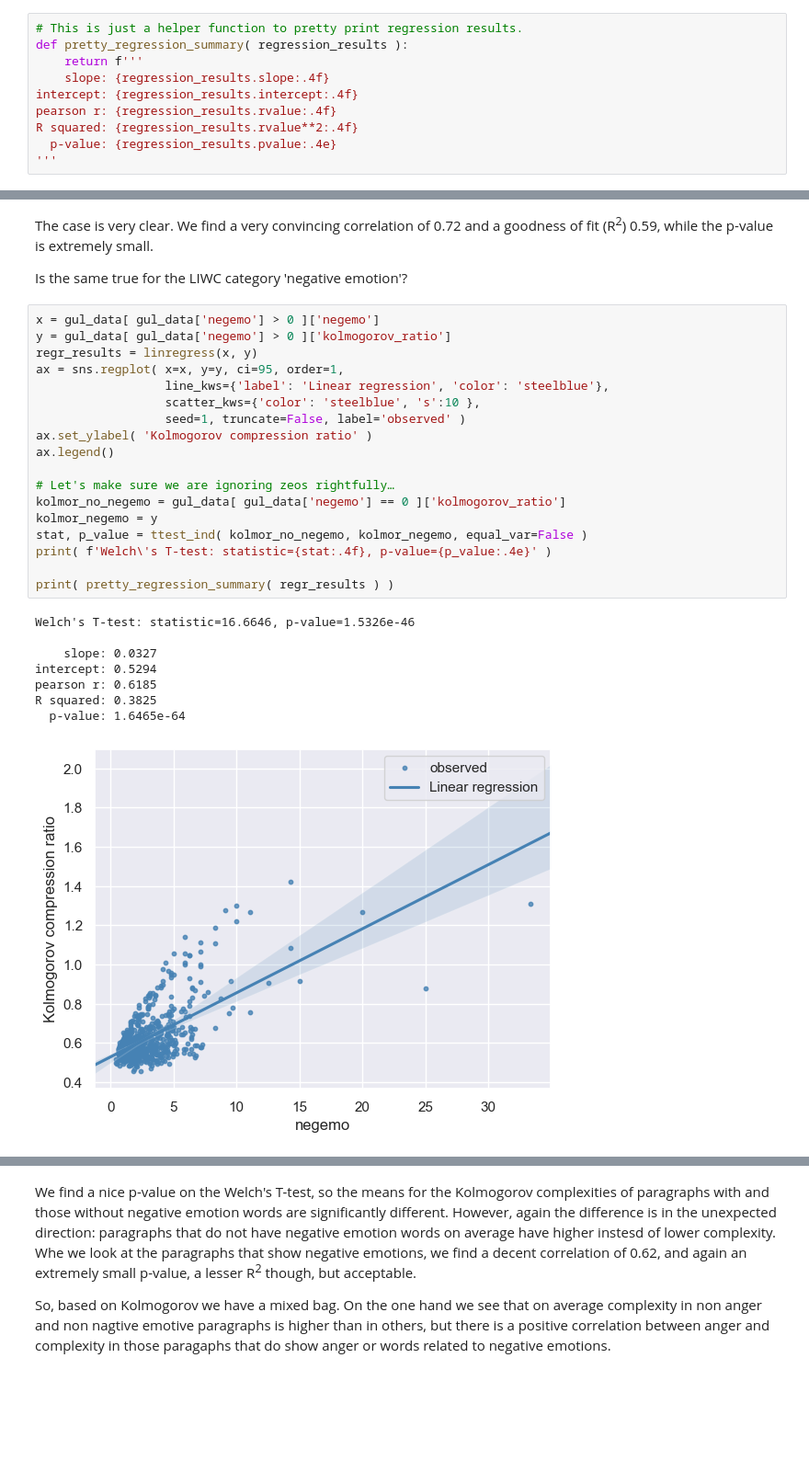
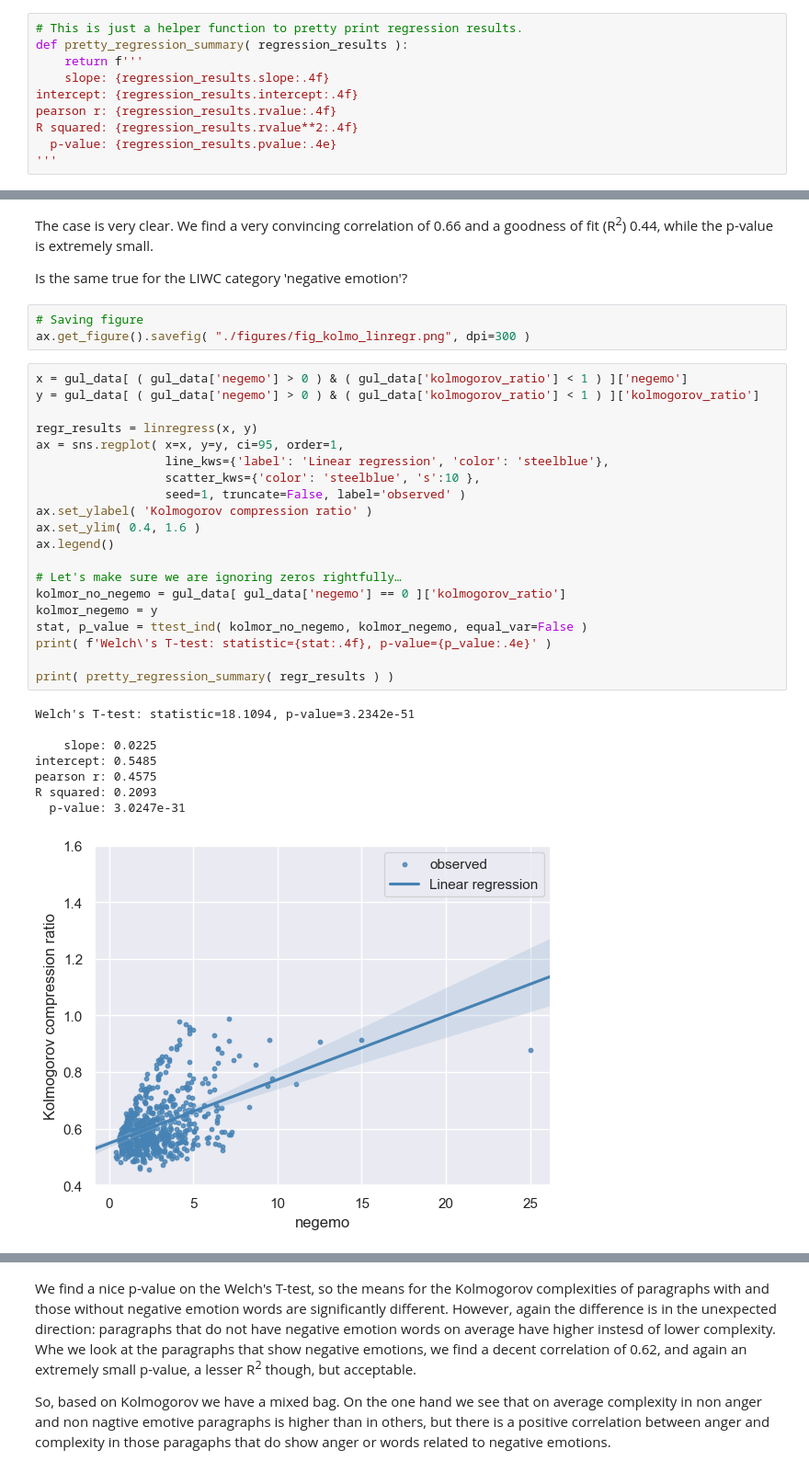
Before and after one commit to jorisvanzundert/Gul_Complexity, a Jupyter notebook: Lale_Gul-Ik_ga_leven-analysis.ipynb, the cells around one changed output, grey strips where cells are left out. Shown: that part at 92% size. Drawn from its saved outputs; the diff is of its cells as text; blank space fills up the shorter version.

```diff
--- a/Lale_Gul-Ik_ga_leven-analysis.ipynb
+++ b/Lale_Gul-Ik_ga_leven-analysis.ipynb
@@ -118,31 +120,36 @@ R squared: 0.5902
 # %% [markdown]
-The case is very clear. We find a very convincing correlation of 0.72 and a goodness of fit (R<sup>2</sup>) 0.59, while the p-value is extremely small.
+The case is very clear. We find a very convincing correlation of 0.66 and a goodness of fit (R<sup>2</sup>) 0.44, while the p-value is extremely small.
 
 Is the same true for the LIWC category 'negative emotion'?
+# %%
+# Saving figure
+ax.get_figure().savefig( "./figures/fig_kolmo_linregr.png", dpi=300 )
 # %%
-x = gul_data[ gul_data['negemo'] > 0 ]['negemo']
-y = gul_data[ gul_data['negemo'] > 0 ]['kolmogorov_ratio']
+x = gul_data[ ( gul_data['negemo'] > 0 ) & ( gul_data['kolmogorov_ratio'] < 1 ) ]['negemo']
+y = gul_data[ ( gul_data['negemo'] > 0 ) & ( gul_data['kolmogorov_ratio'] < 1 ) ]['kolmogorov_ratio']
+
 regr_results = linregress(x, y)
 ax = sns.regplot( x=x, y=y, ci=95, order=1,
                   line_kws={'label': 'Linear regression', 'color': 'steelblue'},
                   scatter_kws={'color': 'steelblue', 's':10 },
                   seed=1, truncate=False, label='observed' )
 ax.set_ylabel( 'Kolmogorov compression ratio' )
+ax.set_ylim( 0.4, 1.6 )
 ax.legend()
 
-# Let's make sure we are ignoring zeos rightfully…
+# Let's make sure we are ignoring zeros rightfully…
 kolmor_no_negemo = gul_data[ gul_data['negemo'] == 0 ]['kolmogorov_ratio']
 kolmor_negemo = y
 stat, p_value = ttest_ind( kolmor_no_negemo, kolmor_negemo, equal_var=False )
 print( f'Welch\'s T-test: statistic={stat:.4f}, p-value={p_value:.4e}' )
 
 print( pretty_regression_summary( regr_results ) )
 # %% [output]
-Welch's T-test: statistic=16.6646, p-value=1.5326e-46
+Welch's T-test: statistic=18.1094, p-value=3.2342e-51
 
-    slope: 0.0327
-intercept: 0.5294
-pearson r: 0.6185
-R squared: 0.3825
-  p-value: 1.6465e-64
+    slope: 0.0225
+intercept: 0.5485
+pearson r: 0.4575
+R squared: 0.2093
+  p-value: 3.0247e-31
-[figure, old version]
+[figure, new version]
```
Also changed, not shown: parts of 16 cells of this notebook.
